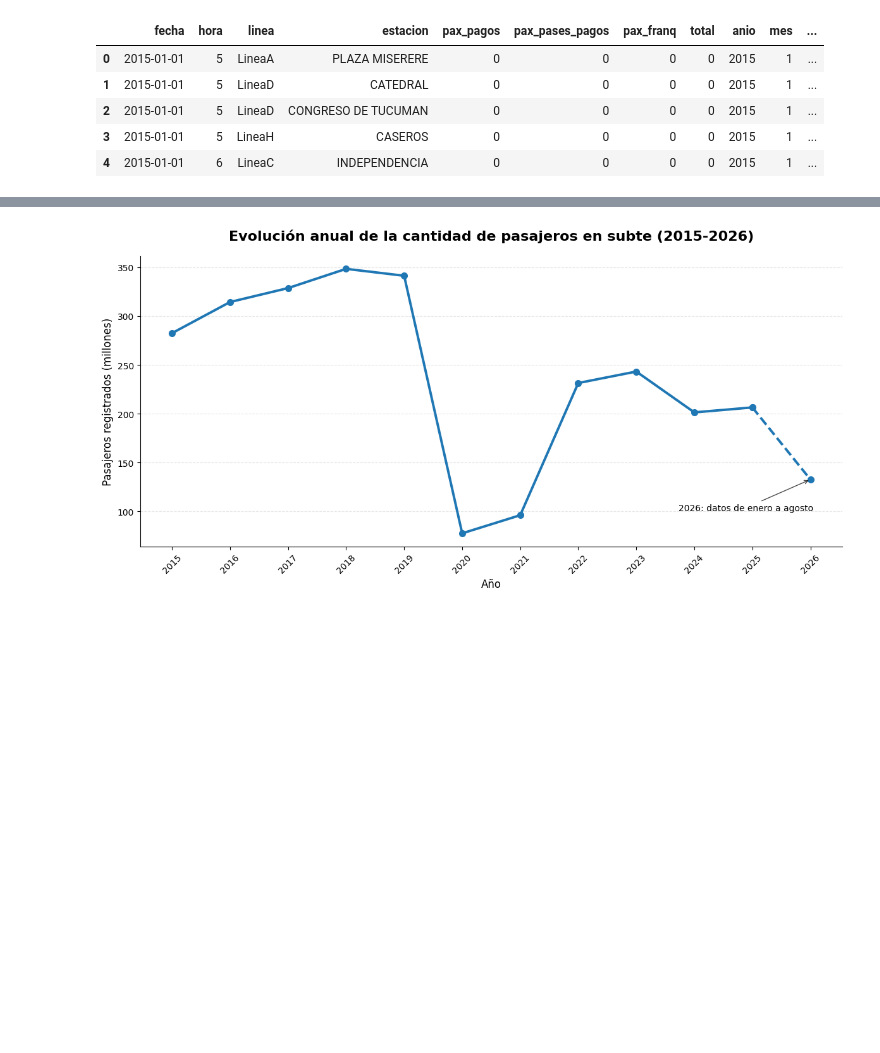
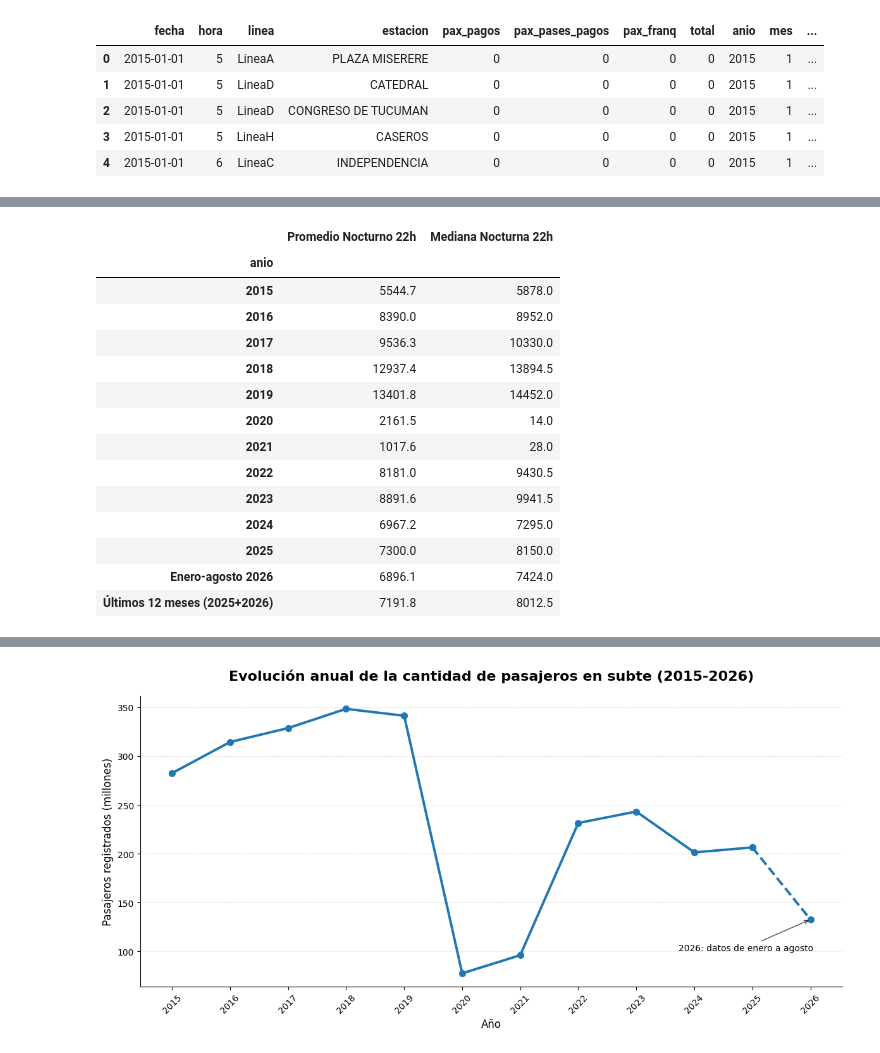
Before and after one commit to julia-iza/Trabajo-Practico-Laboratorio, a Jupyter notebook: analisis_subte.ipynb, the cells around one changed output, grey strips where cells are left out. Saved outputs shown, nothing was run; the diff lists cells and outputs as text; code cells hidden in the pictures; blank space fills up the shorter version.

```diff
--- a/analisis_subte.ipynb
+++ b/analisis_subte.ipynb
@@ -208,0 +410,69 @@ Primeras filas:
+# %%
+import pandas as pd
+
+# Filtramos las líneas principales (A-H)
+lineas = [
+    "LineaA",
+    "LineaB",
+    "LineaC",
+    "LineaD",
+    "LineaE",
+    "LineaH",
+]
+df_sub = df[df["linea"].isin(lineas)].copy()
+
+# Filtramos por el horario nocturno (22 h)
+df_noc = df_sub[df_sub["hora" ] == 22].copy()
+
+# --- 1) Tabla de Estadísticos Históricos (Años Individuales) ---
+# Agrupamos por año y fecha para obtener el total diario a las 22 h
+pasajeros_noc_dia = (
+    df_noc.groupby(["anio", "fecha"])["total"].sum().reset_index()
+)
+
+# Calculamos el promedio y la mediana diaria para las 22 h por año
+resumen_noc = pasajeros_noc_dia.groupby("anio")["total"].agg(["mean", "median"]
+)
+resumen_noc.columns = ["Promedio Nocturno 22h", "Mediana Nocturna 22h"]
+
+# Renombramos el índice 2026 para que se muestre como 'enero-agosto 2026'
+resumen_noc = resumen_noc.rename(index={2026: "Enero-agosto 2026"})
+
+# --- 2) Cálculo de los Estadísticos de los Últimos 12 Meses Reales (Sep 2025 - Ago 2026) ---
+condicion_u12 = (
+    ((df_noc["anio"] == 2026) & (df_noc["mes"] <= 8)) |
+    ((df_noc["anio"] == 2025) & (df_noc["mes"] >= 9))
+)
+df_noc_u12 = df_noc[condicion_u12].copy()
+
+# Agrupamos por fecha para obtener los estadísticos de este bloque de 12 meses móviles
+pasajeros_noc_u12 = df_noc_u12.groupby("fecha")["total"].sum().reset_index()
+prom_u12_noc = pasajeros_noc_u12["total"].mean()
+med_u12_noc = pasajeros_noc_u12["total"].median()
+
+# --- 3) Agregar la fila final a la tabla explicativa ---
+tabla_final_noc = resumen_noc.copy()
+tabla_final_noc.loc["Últimos 12 meses (2025+2026)"] = [prom_u12_noc, med_u12_noc]
+
+print("Estadísticos del Horario Nocturno (22 h) por año:")
+display(tabla_final_noc.round(1))
+
+# Valores de referencia de 2019
+prom_19_noc = resumen_noc.loc[2019, "Promedio Nocturno 22h"]
+med_19_noc = resumen_noc.loc[2019, "Mediana Nocturna 22h"]
+
+# Variaciones porcentuales
+var_prom_noc = ((prom_u12_noc / prom_19_noc) - 1) * 100
+var_med_noc = ((med_u12_noc / med_19_noc) - 1) * 100
+
+print(
+    f"\nVariación del promedio en el horario nocturno de las 22h (Últimos 12 meses vs. 2019): {var_prom_noc:.1f}%"
+)
+print(
+    f"Variación de la mediana en el horario nocturno de las 22h (Últimos 12 meses vs. 2019): {var_med_noc:.1f}%"
+)
+print(
+    "\nNota: Las variaciones porcentuales se calcularon utilizando la ventana real de los últimos 12 meses "
+    "disponibles (septiembre 2025 a agosto 2026) en comparación con el año completo 2019 para mantener la consistencia metodológica."
+)
+# %% [output]
@@ -208,0 +480,15 @@ Primeras filas:
+|  | Promedio Nocturno 22h | Mediana Nocturna 22h |
+| anio |  |  |
+| 2015 | 5544.7 | 5878.0 |
+| 2016 | 8390.0 | 8952.0 |
+| 2017 | 9536.3 | 10330.0 |
+| 2018 | 12937.4 | 13894.5 |
+| 2019 | 13401.8 | 14452.0 |
+| 2020 | 2161.5 | 14.0 |
+| 2021 | 1017.6 | 28.0 |
+| 2022 | 8181.0 | 9430.5 |
+| 2023 | 8891.6 | 9941.5 |
+| 2024 | 6967.2 | 7295.0 |
+| 2025 | 7300.0 | 8150.0 |
+| Enero-agosto 2026 | 6896.1 | 7424.0 |
+| Últimos 12 meses (2025+2026) | 7191.8 | 8012.5 |
```
Also changed, not shown: parts of 51 cells of this notebook.
